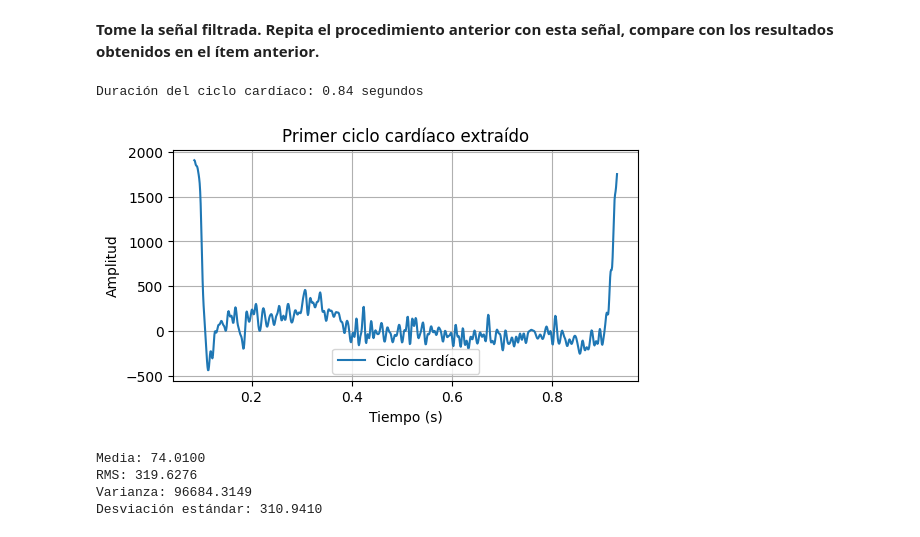
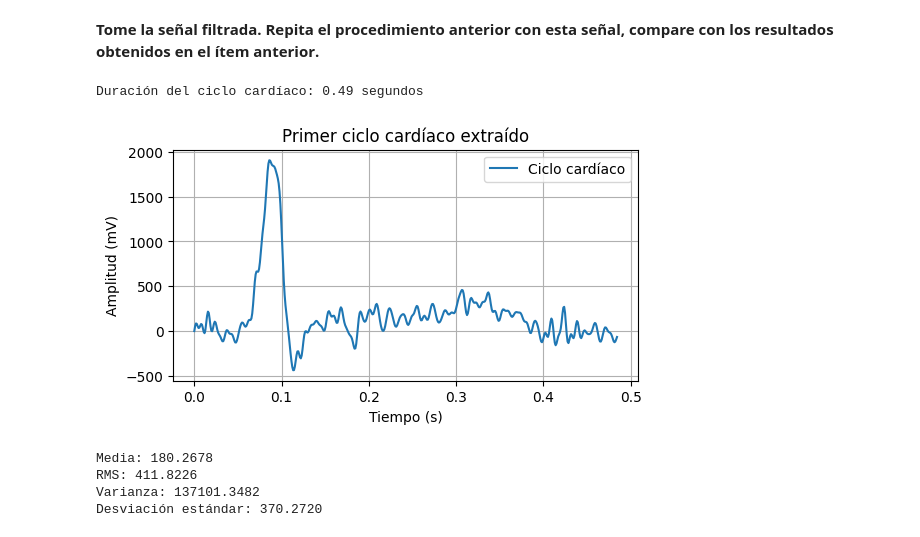
Before and after one commit to Yuliana2001/lab3_biosenales, a Jupyter notebook: lab3.ipynb, the cells around one changed output. Cells and saved outputs as stored; diff of their text form; code cells hidden in the pictures.

```diff
--- a/lab3.ipynb
+++ b/lab3.ipynb
@@ -134,18 +134,24 @@ ecg_signal = contenido['ECG_asRecording'][0]
 # se elige 0.6, porque es simplemente un umbral para decir que quiero los picos
 # que superen el 60% del valor máximo de la señal.
 peaks, _ = find_peaks(ecg_signal, height=np.max(ecg_signal) * 0.6, distance=Fs//2)
+ventana_antes = int(0.2 * Fs)  # 200 ms antes
+ventana_despues = int(0.4 * Fs)  # 400 ms después
 
 if len(peaks) > 1:
-    ciclo = ecg_signal[peaks[0]:peaks[1]]
-    tiempo_ciclo = tiempo2[peaks[0]:peaks[1]]
-    duracion_ciclo = (peaks[1] - peaks[0]) / Fs  # en segundos
+    r_index = peaks[0]
+    inicio = max(r_index - ventana_antes, 0)
+    fin = min(r_index + ventana_despues, len(ecg_signal))
+
+    ciclo = ecg_signal[inicio:fin]
+    tiempo_ciclo = tiempo1[inicio:fin]
+    duracion_ciclo = (fin - inicio) / Fs
     print(f"Duración del ciclo cardíaco: {duracion_ciclo:.2f} segundos")
 
     plt.figure(figsize=(6, 3))
     plt.plot(tiempo_ciclo, ciclo, label="Ciclo cardíaco")
     plt.xlabel("Tiempo (s)")
-    plt.ylabel("Amplitud")
-    plt.title("Primer ciclo cardíaco extraído")
+    plt.ylabel("Amplitud (mV)")
+    plt.title("Primer ciclo cardíaco extraído de la señal filtrada")
     plt.legend()
     plt.grid(True)
     plt.show()
@@ -172,49 +178,52 @@ Desviación estándar: 306.0167
 # %% [markdown]
 **Tome la señal filtrada. Repita el procedimiento anterior con esta señal, compare con los resultados obtenidos en el ítem anterior.**
 # %%
-# para seleccionar un ciclo cardíaco se requiere hacer un análisis de la
-# señal para obtener los picos QRS, para ello se hace del módulo de SciPy
-# que es especializado en procesamiento de señales
 from scipy.signal import find_peaks
 # Simulación de señal ECG
 ecg_signal = contenido['ECG_filtered'][0]
 
 # 2. Detección de picos R (ajustar umbral si hace falta)
 # se elige 0.6, porque es simplemente un umbral para decir que quiero los picos
 # que superen el 60% del valor máximo de la señal.
 peaks, _ = find_peaks(ecg_signal, height=np.max(ecg_signal) * 0.6, distance=Fs//2)
+ventana_antes = int(0.2 * Fs)  # 200 ms antes
+ventana_despues = int(0.4 * Fs)  # 400 ms después
 
 if len(peaks) > 1:
-    ciclo = ecg_signal[peaks[0]:peaks[1]]
-    tiempo_ciclo = tiempo2[peaks[0]:peaks[1]]
-    duracion_ciclo = (peaks[1] - peaks[0]) / Fs  # en segundos
+    r_index = peaks[0]
+    inicio = max(r_index - ventana_antes, 0)
+    fin = min(r_index + ventana_despues, len(ecg_signal))
+
+    ciclo = ecg_signal[inicio:fin]
+    tiempo_ciclo = tiempo1[inicio:fin]
+    duracion_ciclo = (fin - inicio) / Fs
     print(f"Duración del ciclo cardíaco: {duracion_ciclo:.2f} segundos")
 
     plt.figure(figsize=(6, 3))
     plt.plot(tiempo_ciclo, ciclo, label="Ciclo cardíaco")
     plt.xlabel("Tiempo (s)")
-    plt.ylabel("Amplitud")
+    plt.ylabel("Amplitud (mV)")
     plt.title("Primer ciclo cardíaco extraído")
     plt.legend()
     plt.grid(True)
     plt.show()
 
     # Cálculo de estadísticas
     media = np.mean(ciclo)
     rms = np.sqrt(np.mean(ciclo**2))
     varianza = np.var(ciclo)
     desviacion = np.std(ciclo)
 
     print(f"Media: {media:.4f}")
     print(f"RMS: {rms:.4f}")
     print(f"Varianza: {varianza:.4f}")
     print(f"Desviación estándar: {desviacion:.4f}")
 else:
     print("No se detectaron suficientes picos R para extraer un ciclo.")
 # %% [output]
-Duración del ciclo cardíaco: 0.84 segundos
+Duración del ciclo cardíaco: 0.49 segundos
-[figure, old version]
+[figure, new version]
-Media: 74.0100
-RMS: 319.6276
-Varianza: 96684.3149
-Desviación estándar: 310.9410
+Media: 180.2678
+RMS: 411.8226
+Varianza: 137101.3482
+Desviación estándar: 370.2720
```
Also changed, not shown: parts of 3 cells of this notebook.
